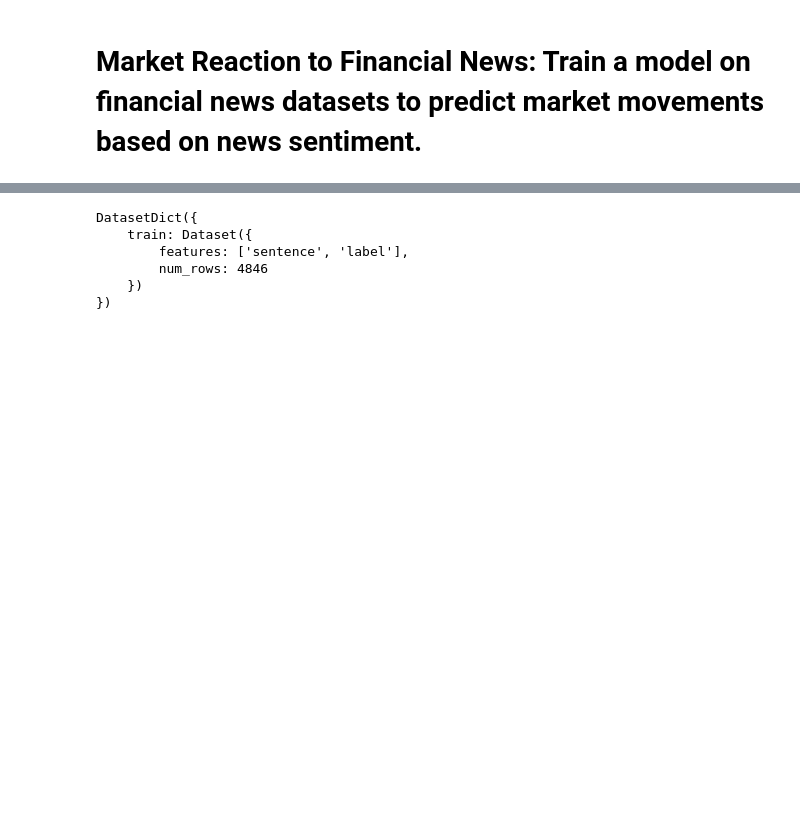
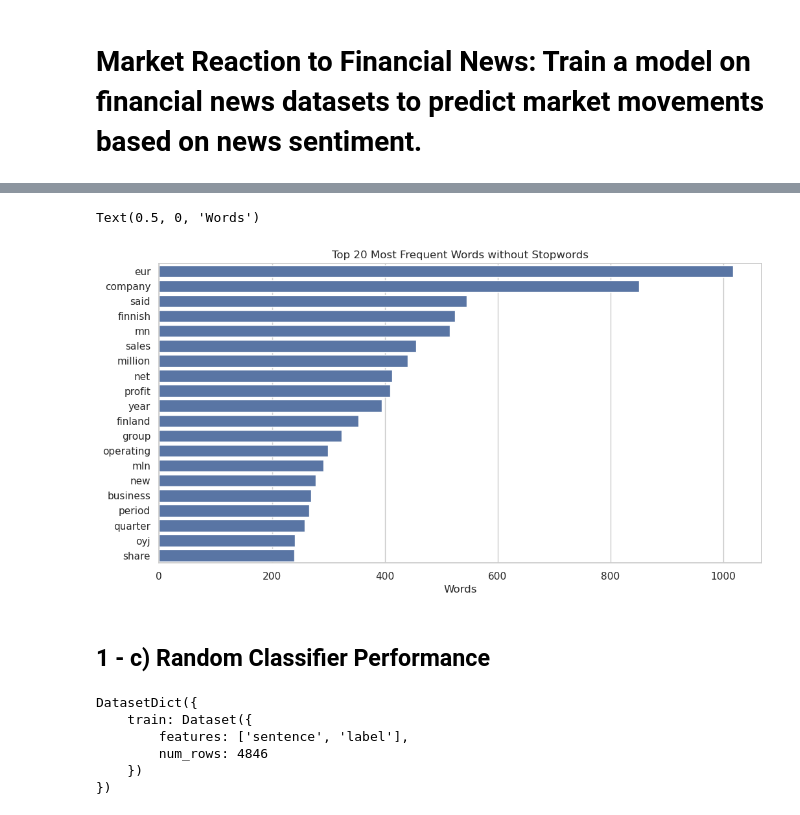
Before and after one commit to victorsobottka/nlp_finalproject_2025, a Jupyter notebook: Final_NLP.ipynb, the cells around one changed output, grey strips where cells are left out. Saved outputs shown, nothing was run; the diff lists cells and outputs as text; code cells hidden in the pictures; blank space fills up the shorter version.

```diff
--- a/Final_NLP.ipynb
+++ b/Final_NLP.ipynb
@@ -6,0 +170,22 @@ dataset_50agree = load_dataset("takala/financial_phrasebank", 'sentences_50agree
+# %%
+from nltk.corpus import stopwords
+import nltk
+nltk.download('stopwords')
+
+# Get list of English stopwords
+stop_words = set(stopwords.words('english'))
+
+# Filter out stopwords from the word list
+filtered_words = [w for w in all_words if w not in stop_words]
+filtered_counter = Counter(filtered_words)
+most_common_filtered = filtered_counter.most_common(20)
+
+plt.figure(figsize=(12, 6))
+vertical = True  # Set to True for vertical bars, False for horizontal
+if vertical:
+    sns.set_style(style="whitegrid")
+sns.barplot(y=[word for word, freq in most_common_filtered], x=[freq for word, freq in most_common_filtered])
+
+plt.title('Top 20 Most Frequent Words without Stopwords')
+plt.xlabel('Words')
+# %% [output]
@@ -7,3 +195,7 @@ dataset_50agree = load_dataset("takala/financial_phrasebank", 'sentences_50agree
+Text(0.5, 0, 'Words')
+[figure, added]
+# %% [markdown]
+## 1 - c) Random Classifier Performance
 # %%
 import pandas as pd
 import numpy as np
```
Also changed, not shown: parts of 23 cells of this notebook, 1 other file.
